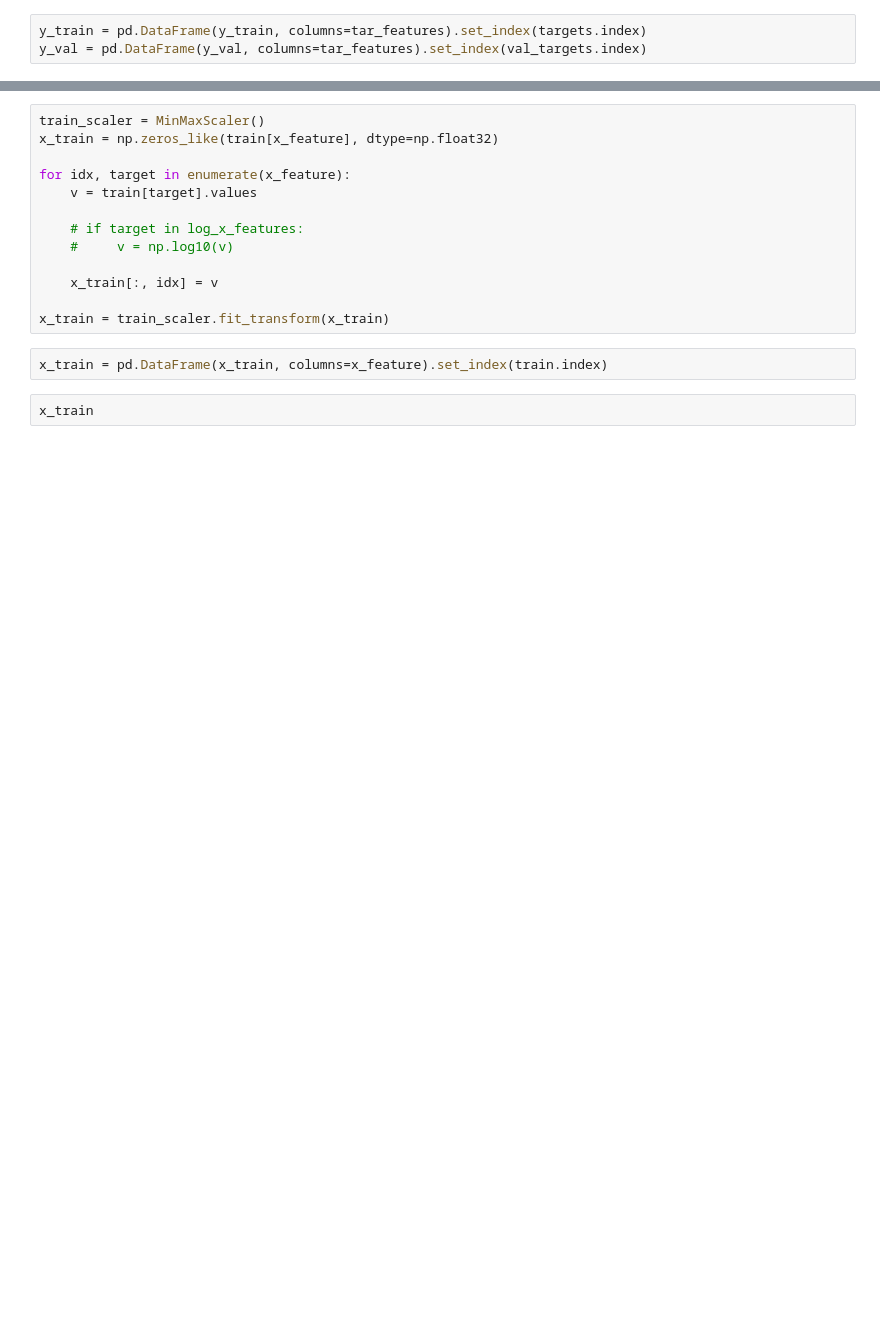
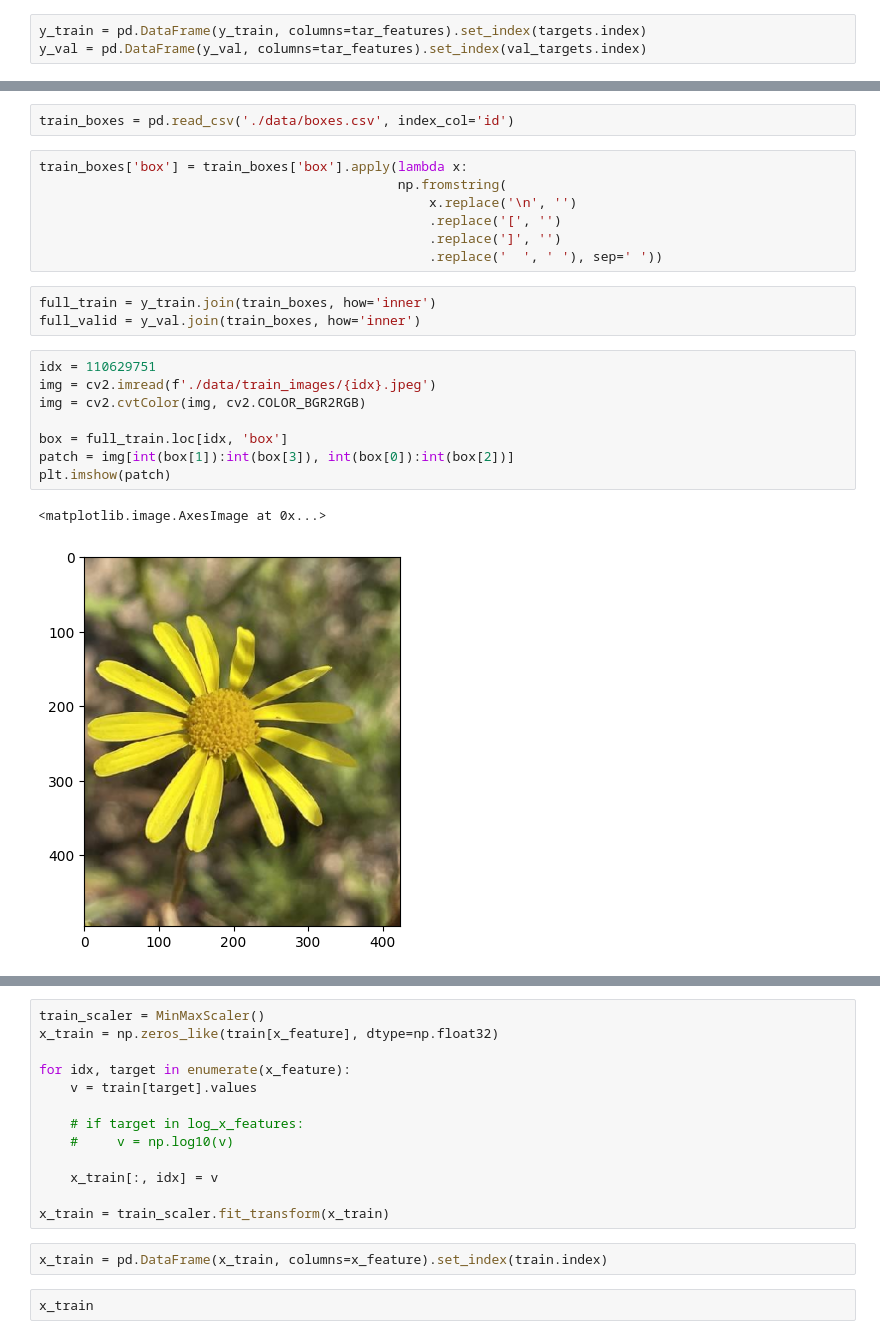
Before and after one commit to ashen007/PlantTraitsSubmission, a Jupyter notebook: pre-process.ipynb, the cells around one changed output, grey strips where cells are left out. Cells and saved outputs as stored; diff of their text form; blank space fills up the shorter version.

```diff
--- a/pre-process.ipynb
+++ b/pre-process.ipynb
@@ -145 +143,24 @@ y_val.describe().T
+# %%
+train_boxes = pd.read_csv('./data/boxes.csv', index_col='id')
+# %%
+train_boxes['box'] = train_boxes['box'].apply(lambda x:
+                                              np.fromstring(
+                                                  x.replace('\n', '')
+                                                  .replace('[', '')
+                                                  .replace(']', '')
+                                                  .replace('  ', ' '), sep=' '))
+# %%
+full_train = y_train.join(train_boxes, how='inner')
+full_valid = y_val.join(train_boxes, how='inner')
+# %%
+idx = 110629751
+img = cv2.imread(f'./data/train_images/{idx}.jpeg')
+img = cv2.cvtColor(img, cv2.COLOR_BGR2RGB)
+
+box = full_train.loc[idx, 'box']
+patch = img[int(box[1]):int(box[3]), int(box[0]):int(box[2])]
+plt.imshow(patch)
+# %% [output]
+<matplotlib.image.AxesImage at 0x...>
+[figure, added]
 # %%
```
Also changed, not shown: parts of 13 cells of this notebook, 9 other files.
